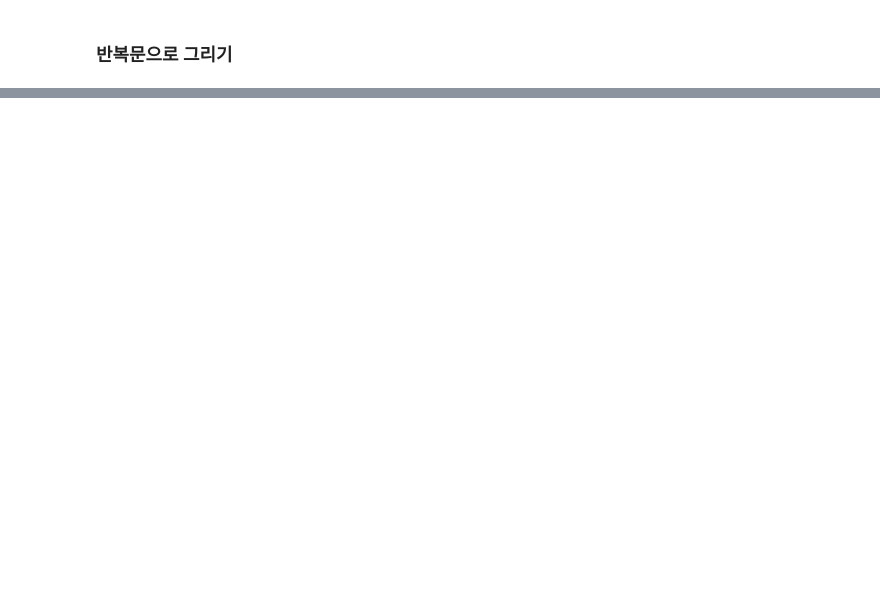
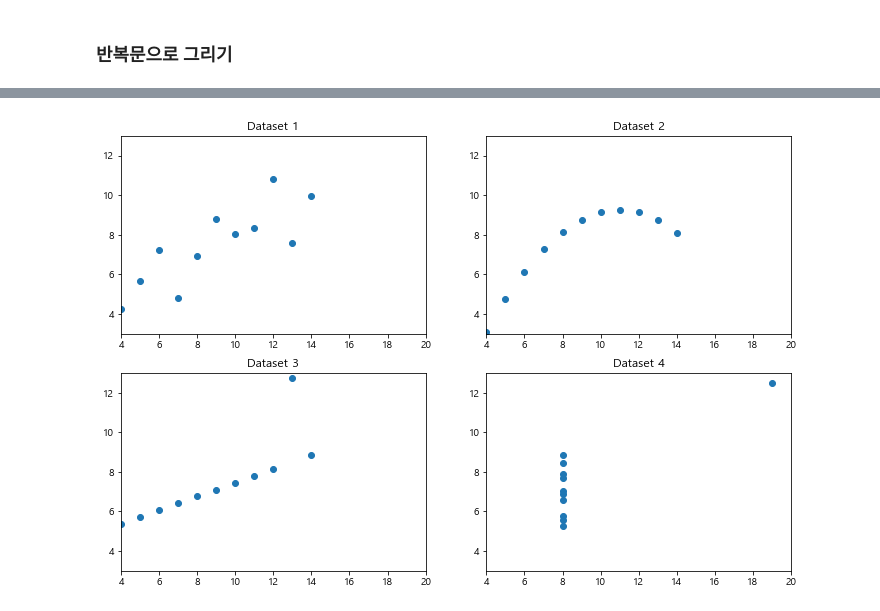
Before and after one commit to beegramin9/DataScience, a Jupyter notebook: 04_matplotlib/07_객체.ipynb, the cells around one changed output, grey strips where cells are left out. Saved outputs shown, nothing was run; the diff lists cells and outputs as text; code cells hidden in the pictures; blank space fills up the shorter version.

```diff
--- a/04_matplotlib/07_객체.ipynb
+++ b/04_matplotlib/07_객체.ipynb
@@ -137,0 +226,19 @@ plt.show()
+# %%
+# 위 그래프는 x,y 축 범위가 다르기 때문에 통일하기 위해서 set_limit을 해줘야 함
+
+fig = plt.figure(figsize=(12,8))
+
+nums = ['I','II','III','IV']
+
+for i, num in enumerate(nums):
+    ds = ans[ans.dataset == num]
+    ax = plt.subplot(2,2,i+1)
+
+    # 여기서는 왜 plot을 써야 scatter처럼 나올까? ==> 결국 위처럼 하나 아래처럼 하나 똑같이 matplotlib처럼 사용 가능
+    # 그게 아니라 내가 plot에서 marker모양을 o으로 만들어줬으니까 그래
+
+    ax.plot(ds['x'],ds['y'],'o')
+    ax.set_title(f'Dataset {i+1}')
+    ax.set_xlim((4,20)) ; ax.set_ylim( (3, 13) )
+# %% [output]
+[figure, added]
```
Also changed, not shown: parts of 18 cells of this notebook, 6 other files.
